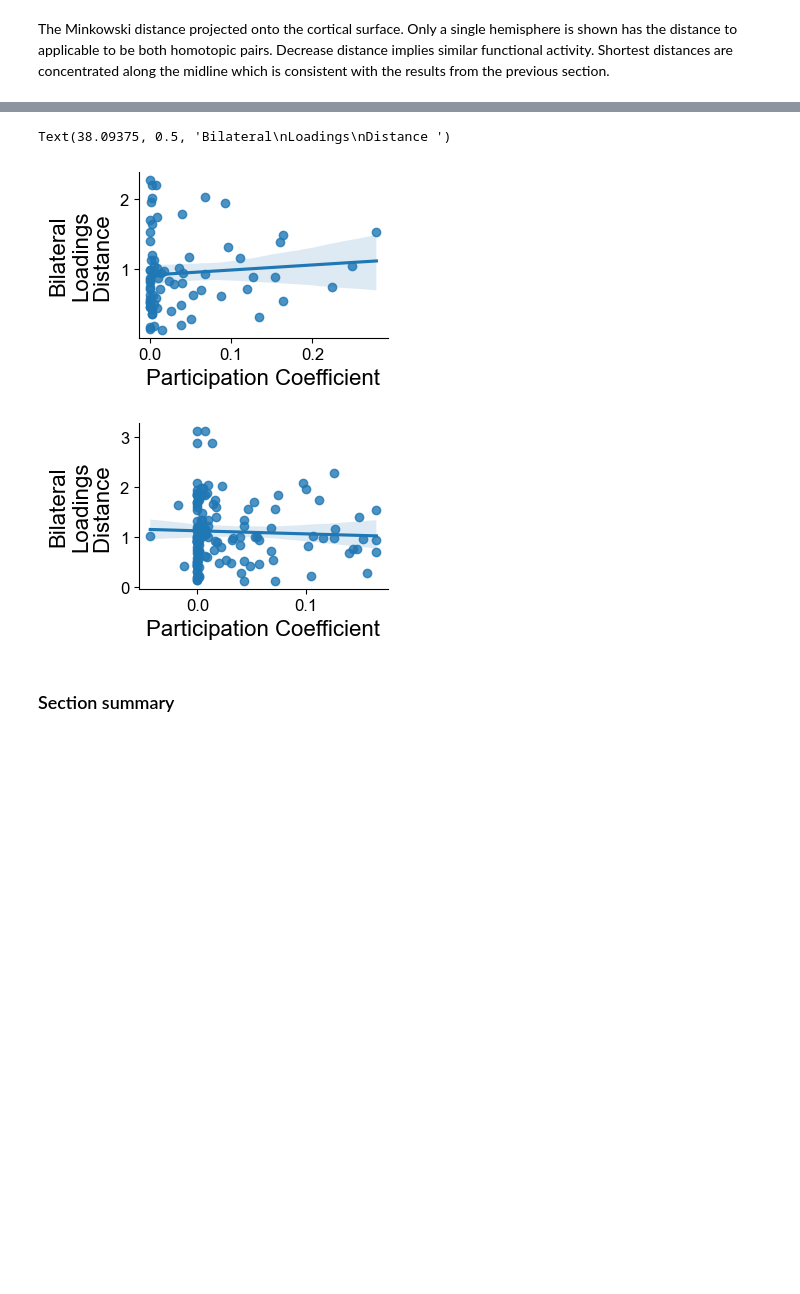
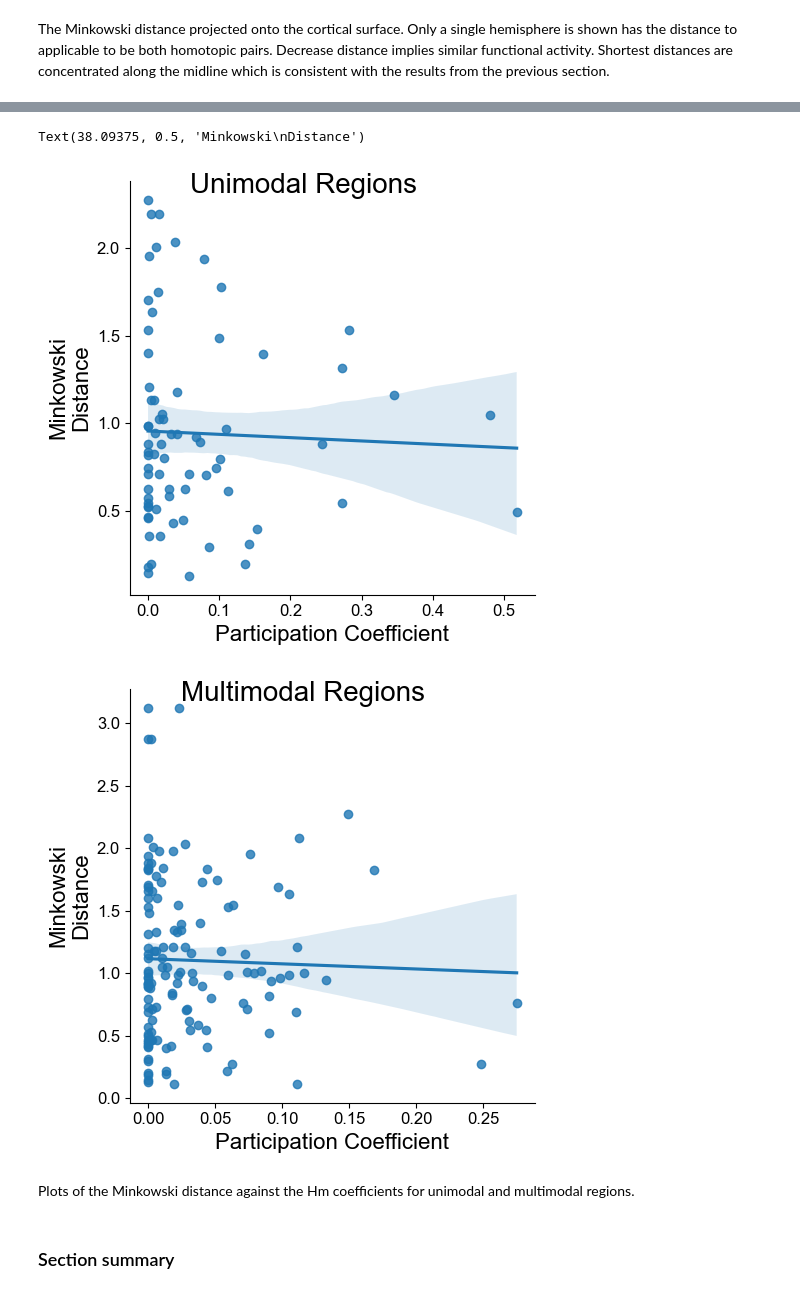
Before and after one commit to seong-hah-cho/proximity-designs, a Jupyter notebook: assignment_2.ipynb, the cells around one changed output, grey strips where cells are left out. Drawn from its saved outputs; the diff is of its cells as text; code cells hidden in the pictures; blank space fills up the shorter version.

```diff
--- a/assignment_2.ipynb
+++ b/assignment_2.ipynb
@@ -850,21 +718,21 @@ Notes:
 # %%
-plot = sns.lmplot(x = "Networked_Laterality", y = "Functional_Laterality", data = unidmodal_df[(unidmodal_df['Laterality'] == 'Lateral')], aspect = .5, sharex = False, sharey = True)
-plot.fig.set_size_inches(4, 2)
+plot = sns.lmplot(x = "Networked_Laterality", y = "Functional_Laterality", data = unidmodal_df[(unidmodal_df['Laterality'] == 'Lateral')], sharex = False, sharey = True)
 
-plot.fig.suptitle('')
+plot.fig.suptitle('Unimodal Regions')
 plot.axes[0,0].set_xlabel('Participation Coefficient')
-plot.axes[0,0].set_ylabel('Bilateral\nLoadings\nDistance ')
+plot.axes[0,0].set_ylabel('Minkowski\nDistance')
 
-plot = sns.lmplot(x = "Networked_Laterality", y = "Functional_Laterality", data = multimodal_df[(multimodal_df['Laterality'] == 'Lateral')], aspect = .5, sharex = False, sharey = True)
-plot.fig.set_size_inches(4, 2)
+plot = sns.lmplot(x = "Networked_Laterality", y = "Functional_Laterality", data = multimodal_df[(multimodal_df['Laterality'] == 'Lateral')], sharex = False, sharey = True)
 
-plot.fig.suptitle('')
+plot.fig.suptitle('Multimodal Regions')
 plot.axes[0,0].set_xlabel('Participation Coefficient')
-plot.axes[0,0].set_ylabel('Bilateral\nLoadings\nDistance ')
+plot.axes[0,0].set_ylabel('Minkowski\nDistance')
 # %% [output]
-Text(38.09375, 0.5, 'Bilateral\nLoadings\nDistance ')
+Text(38.09375, 0.5, 'Minkowski\nDistance')
-[figure, old version]
+[figure, new version]
-[figure, old version]
+[figure, new version]
+# %% [markdown]
+Plots of the Minkowski distance against the Hm coefficients for unimodal and multimodal regions.
 # %% [markdown]
 ### Section summary <a name="section_1_3"></a>
 # %% [markdown]
```
Also changed, not shown: parts of 12 cells of this notebook.
